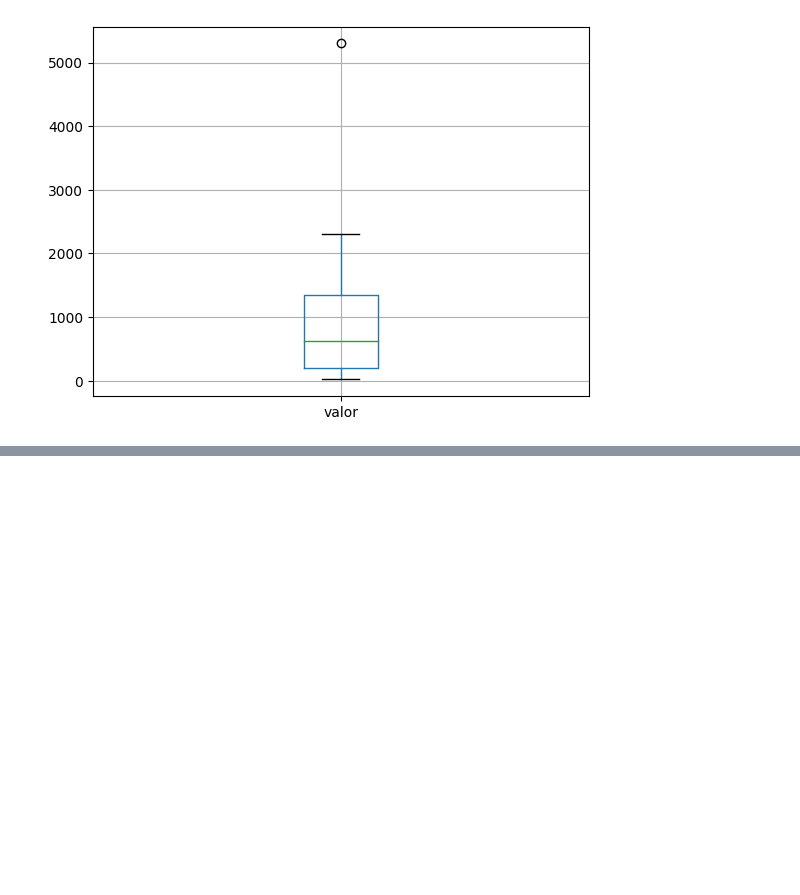
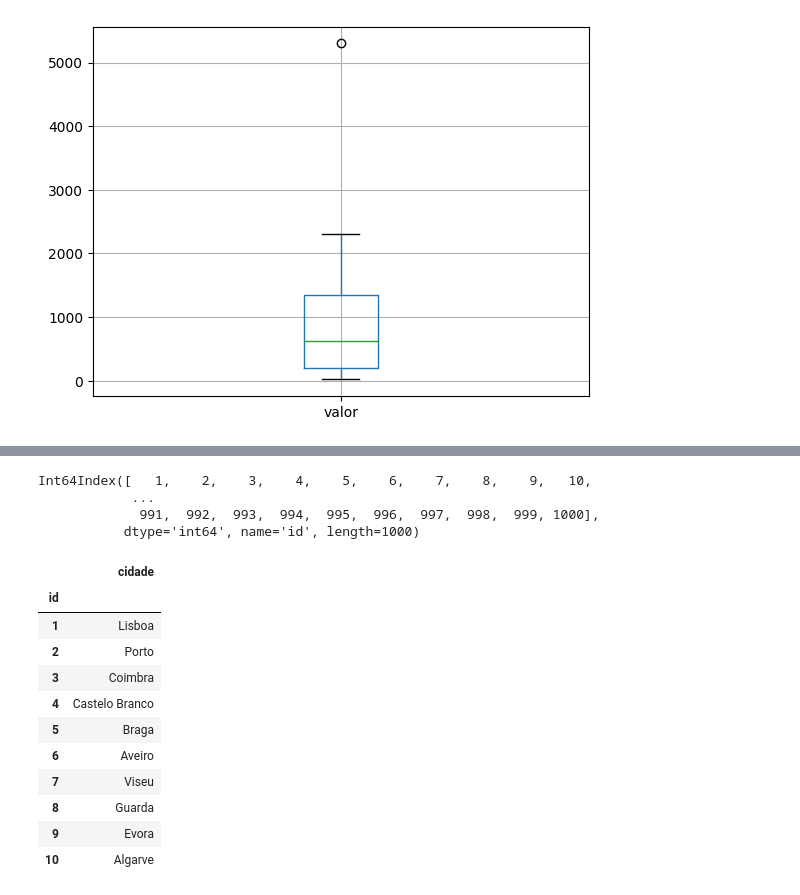
Before and after one commit to Gcango/Analise_Vendas_Soft_You, a Jupyter notebook: Soft_You_Analise_de_Vendas.ipynb, the cells around one changed output, grey strips where cells are left out. Saved outputs shown, nothing was run; the diff lists cells and outputs as text; code cells hidden in the pictures; blank space fills up the shorter version.

```diff
--- a/Soft_You_Analise_de_Vendas.ipynb
+++ b/Soft_You_Analise_de_Vendas.ipynb
@@ -249,0 +364,27 @@ bd_Produtos.boxplot(column=['valor']);
+# %%
+bd_Clientes.index
+# %% [output]
+Int64Index([   1,    2,    3,    4,    5,    6,    7,    8,    9,   10,
+            ...
+             991,  992,  993,  994,  995,  996,  997,  998,  999, 1000],
+           dtype='int64', name='id', length=1000)
+# %%
+bd_Lojas = bd_Lojas.set_index('id')
+bd_Produtos = bd_Produtos.set_index('id')
+bd_Vendas = bd_Vendas.set_index('id')
+bd_Pagamento = bd_Pagamento.set_index('id')
+# %%
+bd_Lojas
+# %% [output]
+|  | cidade |
+| id |  |
+| 1 | Lisboa |
+| 2 | Porto |
+| 3 | Coimbra |
+| 4 | Castelo Branco |
+| 5 | Braga |
+| 6 | Aveiro |
+| 7 | Viseu |
+| 8 | Guarda |
+| 9 | Evora |
+| 10 | Algarve |
```
Also changed, not shown: parts of 19 cells of this notebook.
